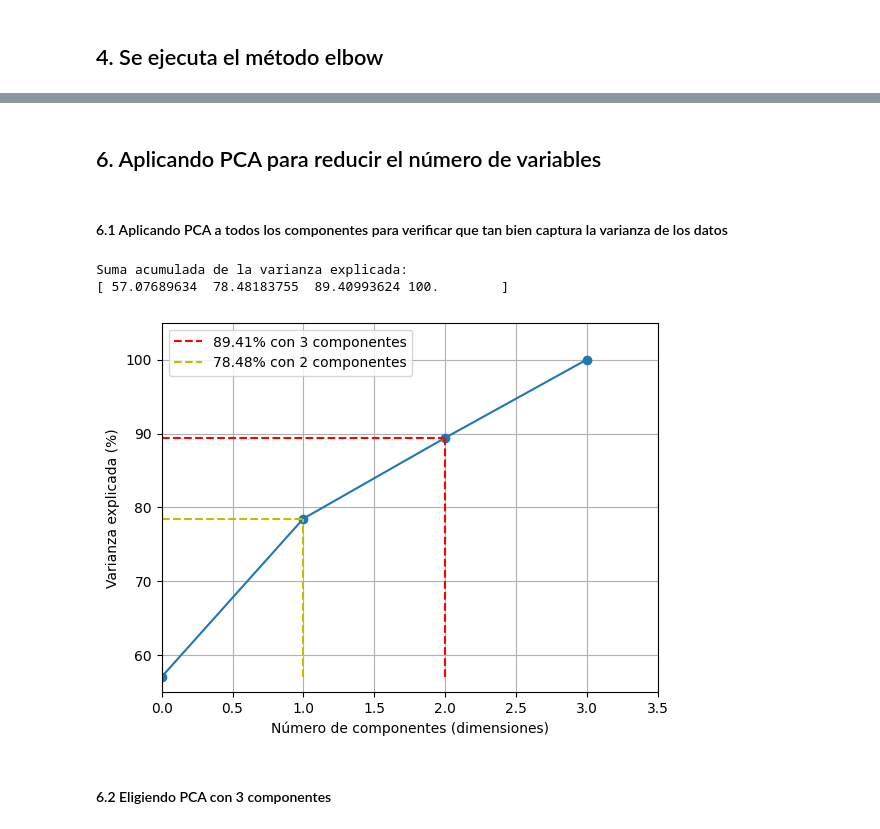
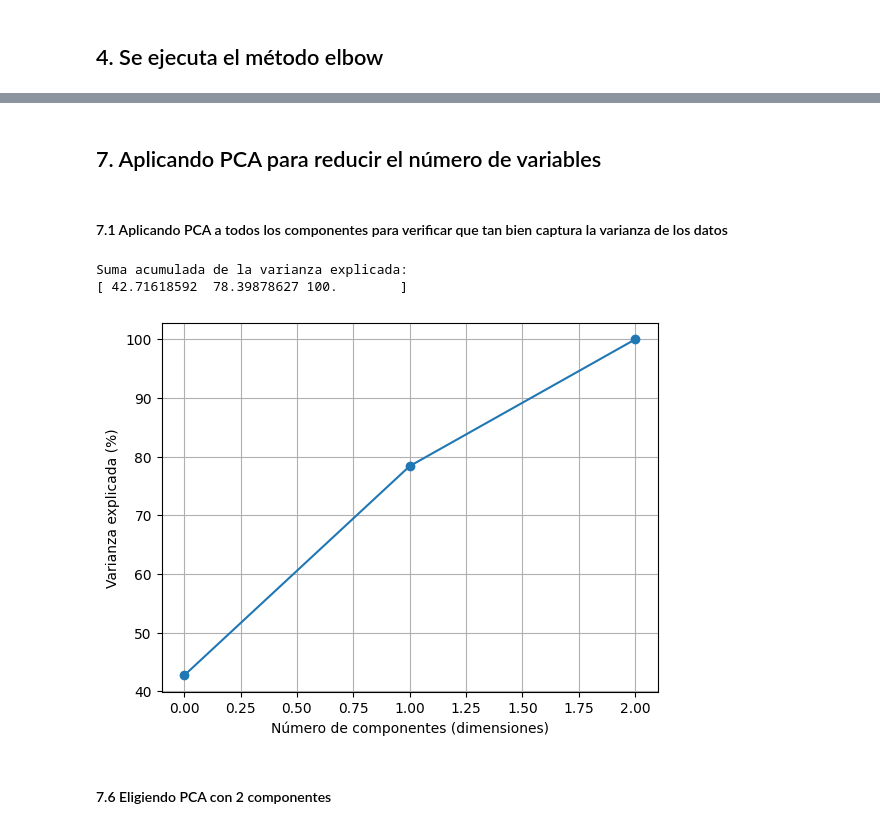
Before and after one commit to DiegoAlejandroLozano/segmentacion_de_clientes, a Jupyter notebook: codigo/kmeans.ipynb, the cells around one changed output, grey strips where cells are left out. Drawn from its saved outputs; the diff is of its cells as text; code cells hidden in the pictures.

```diff
--- a/codigo/kmeans.ipynb
+++ b/codigo/kmeans.ipynb
@@ -42,8 +42,8 @@ dataset
 # %% [markdown]
 ## 3. Realizando el escalamiento de los datos
 # %%
-esc = MinMaxScaler()
-#esc = RobustScaler()
+#esc = MinMaxScaler()
+esc = RobustScaler()
 dataset_esc = pd.DataFrame(esc.fit_transform(dataset), columns=dataset.columns.to_list())
 dataset_esc
 # %% [output]
@@ -75,35 +116,26 @@ metodo_silueta(n_grupos=100, dataset=dataset_esc)
 # %% [markdown]
-## 6. Aplicando PCA para reducir el número de variables
+## 7. Aplicando PCA para reducir el número de variables
 # %% [markdown]
-#### 6.1 Aplicando PCA a todos los componentes para verificar que tan bien captura la varianza de los datos
+#### 7.1 Aplicando PCA a todos los componentes para verificar que tan bien captura la varianza de los datos
 # %%
 pca = PCA(n_components=None)
 pca.fit(dataset_esc)
 
 #Mostrando la suma acumulada del ratio de la varianza explicada
 print('Suma acumulada de la varianza explicada:')
 print(np.cumsum(pca.explained_variance_ratio_*100))
 
 #Creando un plot para mostrar el impacto de la cantidad de componentes
 %matplotlib inline
 plt.plot(np.cumsum(pca.explained_variance_ratio_*100), marker='o')
 
-plt.hlines(y=89.41, xmin=0, xmax=2, color='r', linestyle='--', label='89.41% con 3 componentes')
-plt.vlines(x=2, ymin=57, ymax=89.41, colors='r', linestyles='--')
-
-plt.hlines(y=78.48, xmin=0, xmax=1, colors='y', linestyles='--', label="78.48% con 2 componentes")
-plt.vlines(x=1, ymin=57, ymax=78.48, colors='y', linestyles='--')
-
 plt.xlabel("Número de componentes (dimensiones)")
 plt.ylabel("Varianza explicada (%)")
-plt.xlim([0,3.5])
-plt.ylim([55,105])
-plt.legend()
 plt.grid()
 plt.show()
 # %% [output]
 Suma acumulada de la varianza explicada:
-[ 57.07689634  78.48183755  89.40993624 100.        ]
+[ 42.71618592  78.39878627 100.        ]
-[figure, old version]
+[figure, new version]
 # %% [markdown]
-#### 6.2 Eligiendo PCA con 3 componentes
+#### 7.6 Eligiendo PCA con 2 componentes
```
Also changed, not shown: parts of 29 cells of this notebook, 4 other files.
